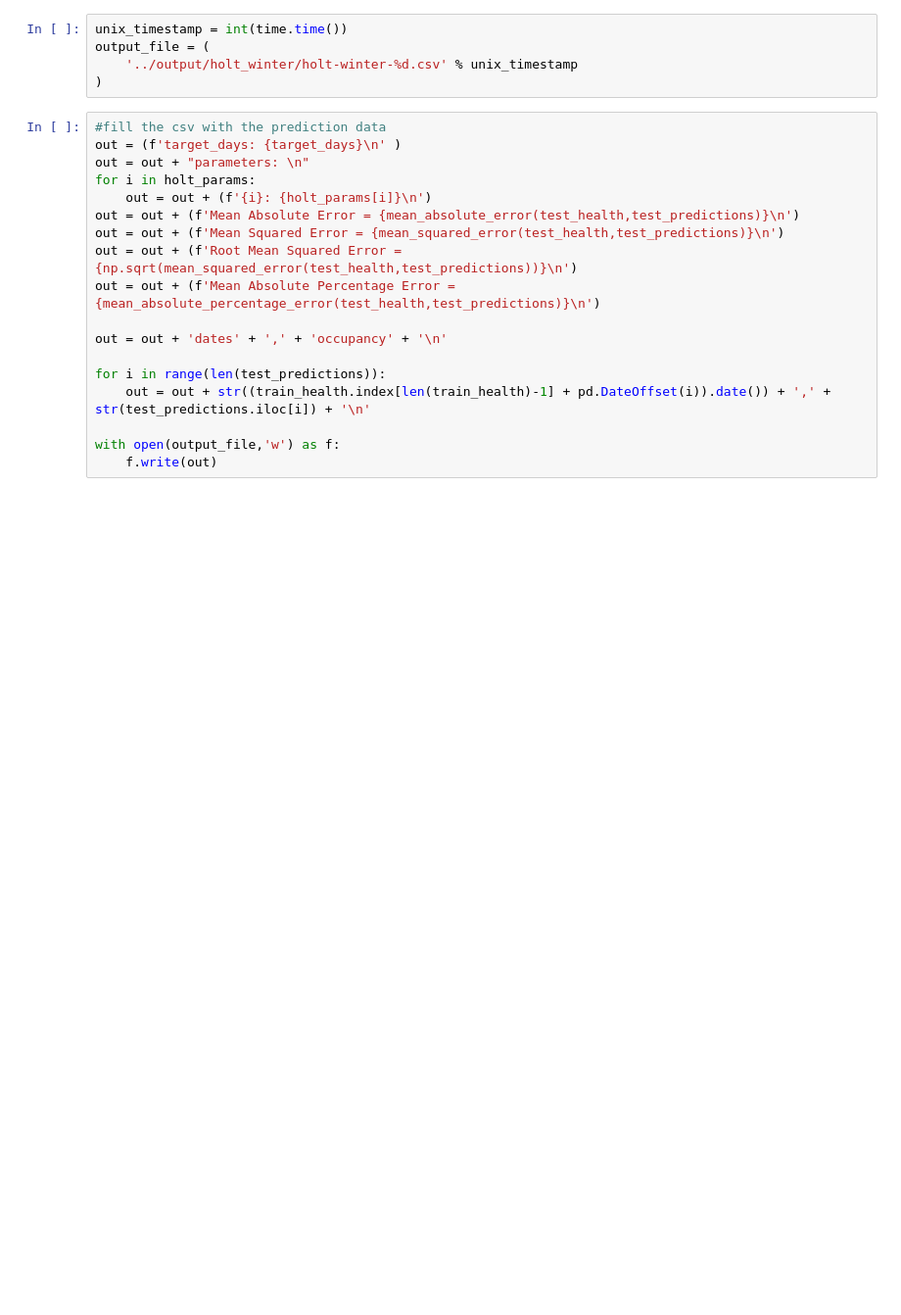
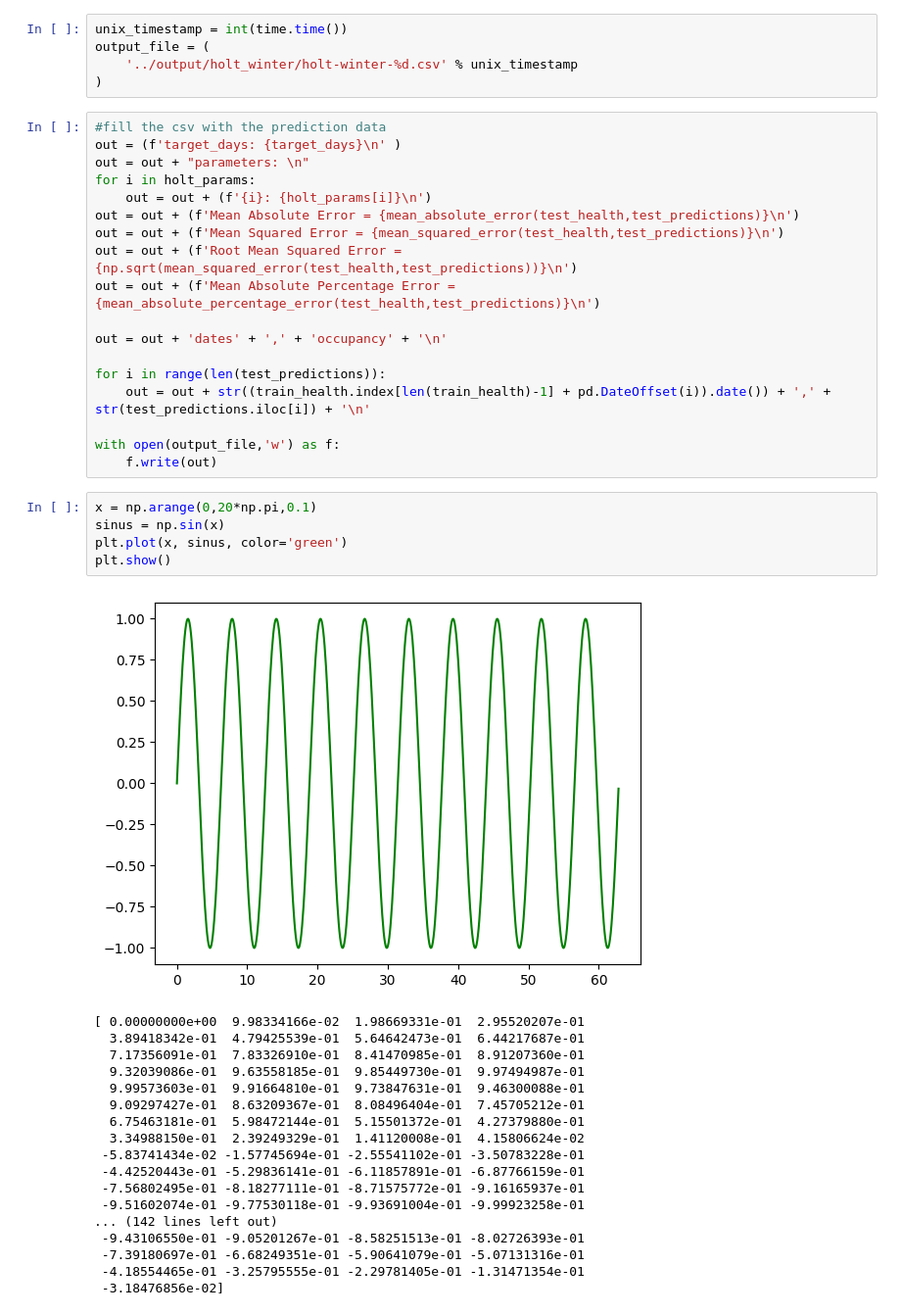
Before and after one commit to aaronbittel/intelligent-planning-of-care-staff, a Jupyter notebook: holt_winter/holt_winter_notebook.ipynb, the cells around one changed output. Shown at 98% size. Cells and saved outputs as stored; diff of their text form; blank space fills up the shorter version.

Commit message:
added sinus_function as test

```diff
--- a/holt_winter/holt_winter_notebook.ipynb
+++ b/holt_winter/holt_winter_notebook.ipynb
@@ -157,3 +157,27 @@ for i in range(len(test_predictions)):
 
 with open(output_file,'w') as f:
     f.write(out)
+# %%
+x = np.arange(0,20*np.pi,0.1)
+sinus = np.sin(x)
+plt.plot(x, sinus, color='green')
+plt.show()
+# %% [output]
+[figure, added]
+[ 0.00000000e+00  9.98334166e-02  1.98669331e-01  2.95520207e-01
+  3.89418342e-01  4.79425539e-01  5.64642473e-01  6.44217687e-01
+  7.17356091e-01  7.83326910e-01  8.41470985e-01  8.91207360e-01
+  9.32039086e-01  9.63558185e-01  9.85449730e-01  9.97494987e-01
+  9.99573603e-01  9.91664810e-01  9.73847631e-01  9.46300088e-01
+  9.09297427e-01  8.63209367e-01  8.08496404e-01  7.45705212e-01
+  6.75463181e-01  5.98472144e-01  5.15501372e-01  4.27379880e-01
+  3.34988150e-01  2.39249329e-01  1.41120008e-01  4.15806624e-02
+ -5.83741434e-02 -1.57745694e-01 -2.55541102e-01 -3.50783228e-01
+ -4.42520443e-01 -5.29836141e-01 -6.11857891e-01 -6.87766159e-01
+ -7.56802495e-01 -8.18277111e-01 -8.71575772e-01 -9.16165937e-01
+ -9.51602074e-01 -9.77530118e-01 -9.93691004e-01 -9.99923258e-01
+... (142 lines left out)
+ -9.43106550e-01 -9.05201267e-01 -8.58251513e-01 -8.02726393e-01
+ -7.39180697e-01 -6.68249351e-01 -5.90641079e-01 -5.07131316e-01
+ -4.18554465e-01 -3.25795555e-01 -2.29781405e-01 -1.31471354e-01
+ -3.18476856e-02]
```
Also changed, not shown: parts of 6 cells of this notebook.
